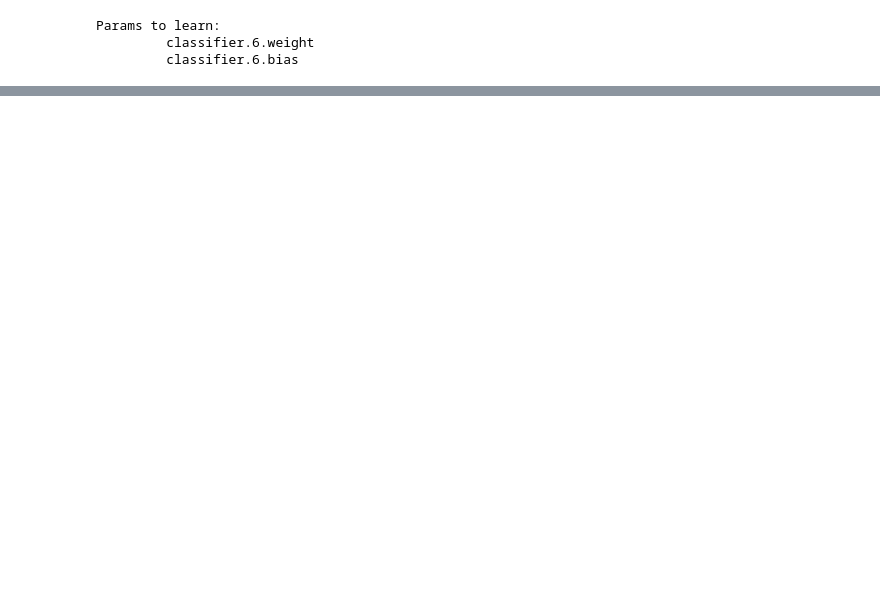
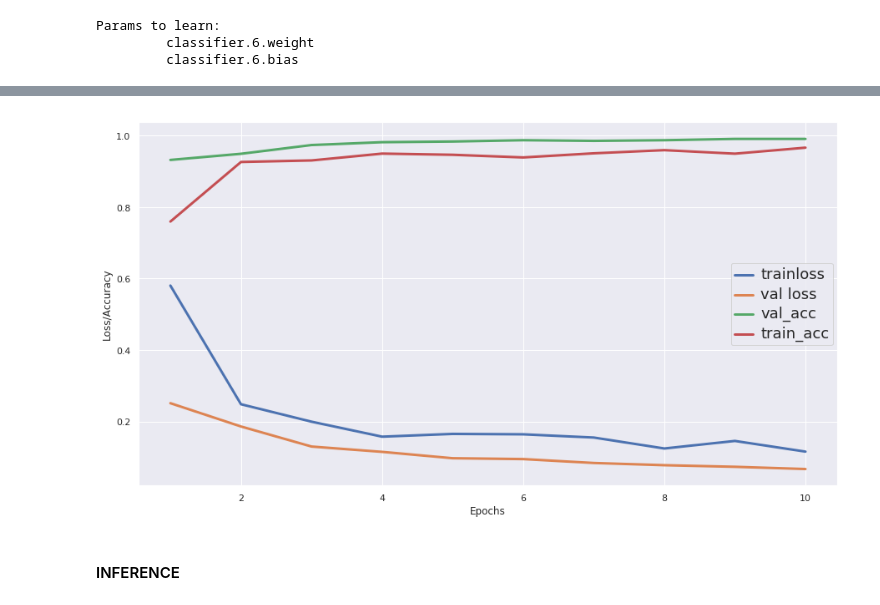
Before and after one commit to nombreinvicto/DeepLearning, a Jupyter notebook: torch_dir/Project2_CellTypeDetection/cellTypeDetection_torch.ipynb, the cells around one changed output, grey strips where cells are left out. Cells and saved outputs as stored; diff of their text form; code cells hidden in the pictures; blank space fills up the shorter version.

```diff
--- a/torch_dir/Project2_CellTypeDetection/cellTypeDetection_torch.ipynb
+++ b/torch_dir/Project2_CellTypeDetection/cellTypeDetection_torch.ipynb
@@ -19,3 +16,5 @@ data_dir = r"C:\Users\mhasa\Google Drive\Tutorial " \
+# %%
+data_dir = r"/home/mhasan3/Desktop/WorkFolder/cellImages3/"
 # %%
 baseModel = models.vgg16(pretrained=True)
 # %%
@@ -192,23 +209,27 @@ for epoch in range (1, num_epochs + 1):
 # %%
 # evaluate the network
 # plot the performance
 import pandas as pd
-epochs = range(1, 21)
+epochs = range(1, num_epochs+1)
 plot_df = pd.DataFrame(data=np.c_[epochs, epoch_train_losses,
                                   epoch_valid_losses, epoch_train_accus,
                                   epoch_valid_accus],
                        columns=['epochs','train_loss', 'test_loss',
                                 'train_acc', 'valid_acc'])
 
 # do the actual plots
 sns.set(font_scale=1)
 f, ax = plt.subplots(1, 1, figsize=(15,8))
 sns.lineplot(data=plot_df, x='epochs', y='train_loss', ax=ax, label='trainloss', linewidth=3)
 sns.lineplot(data=plot_df, x='epochs', y='test_loss', ax=ax, label='val loss', linewidth=3)
 sns.lineplot(data=plot_df, x='epochs', y='valid_acc', ax=ax, label='val_acc',
              linewidth=3)
 sns.lineplot(data=plot_df, x='epochs', y='train_acc', ax=ax,
              label='train_acc', linewidth=3)
 ax.set_ylabel('Loss/Accuracy')
 ax.set_xlabel('Epochs')
 plt.setp(ax.get_legend().get_texts(), fontsize='18'); # for legend text
+# %% [output]
+[figure, added]
+# %% [markdown]
+#### INFERENCE
```
Also changed, not shown: parts of 21 cells of this notebook, 37 other files.
